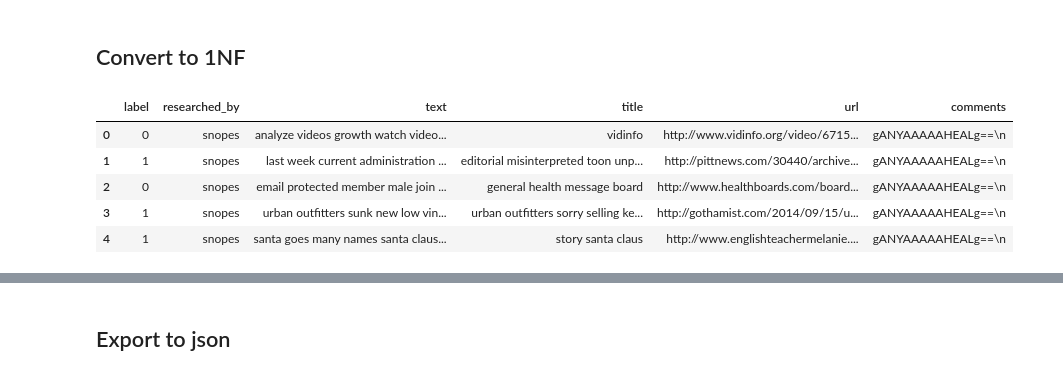
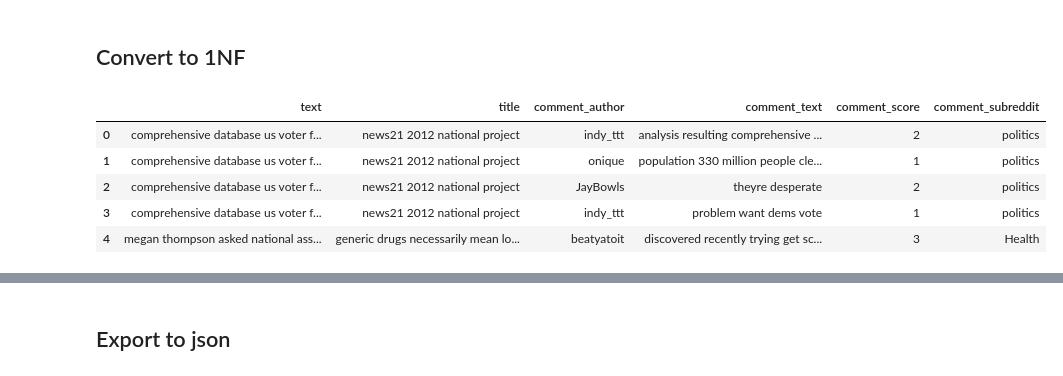
Before and after one commit to DavidKai1999/Stats-170-project, a Jupyter notebook: dataset_preprocessing/redditcomment_preprocessing.ipynb, the cells around one changed output, grey strips where cells are left out. Saved outputs shown, nothing was run; the diff lists cells and outputs as text; code cells hidden in the pictures.

Commit message:
Update redditcomment_preprocessing.ipynb
Add comment_score to the comment table

```diff
--- a/dataset_preprocessing/redditcomment_preprocessing.ipynb
+++ b/dataset_preprocessing/redditcomment_preprocessing.ipynb
@@ -53,7 +53,7 @@ r1NF_new = r1NF.assign(comment_author = comment_author,
 r1NF_new = r1NF_new.drop(columns=['reddit_comments'])
 # %%
 news_table = r1NF_new[['label','researched_by','text','title','url','comments']].drop_duplicates(subset=['text','title']).reset_index(drop=True)
-comment_table = r1NF_new[['text','title','comment_author','comment_text','comment_subreddit']].dropna().drop_duplicates().reset_index(drop=True)
+comment_table = r1NF_new[['text','title','comment_author','comment_text','comment_score','comment_subreddit']].dropna().drop_duplicates().reset_index(drop=True)
 # %%
 # Encode the original comments column for each new
 import pickle
@@ -62,15 +62,17 @@ import codecs
 comments = news_table['comments']
 
 news_table['comments'] = [codecs.encode(pickle.dumps(c),'base64').decode() for c in comments] # Encode comments
+# %%
+comment_table['comment_score'] = comment_table['comment_score'].astype(int)
 # %%
-news_table.head()
+comment_table.head()
 # %% [output]
-|  | label | researched_by | text | title | url | comments |
-| 0 | 0 | snopes | analyze videos growth watch video... | vidinfo | http://www.vidinfo.org/video/6715... | gANYAAAAAHEALg==\n |
-| 1 | 1 | snopes | last week current administration ... | editorial misinterpreted toon unp... | http://pittnews.com/30440/archive... | gANYAAAAAHEALg==\n |
-| 2 | 0 | snopes | email protected member male join ... | general health message board | http://www.healthboards.com/board... | gANYAAAAAHEALg==\n |
-| 3 | 1 | snopes | urban outfitters sunk new low vin... | urban outfitters sorry selling ke... | http://gothamist.com/2014/09/15/u... | gANYAAAAAHEALg==\n |
-| 4 | 1 | snopes | santa goes many names santa claus... | story santa claus | http://www.englishteachermelanie.... | gANYAAAAAHEALg==\n |
+|  | text | title | comment_author | comment_text | comment_score | comment_subreddit |
+| 0 | comprehensive database us voter f... | news21 2012 national project | indy_ttt | analysis resulting comprehensive ... | 2 | politics |
+| 1 | comprehensive database us voter f... | news21 2012 national project | onique | population 330 million people cle... | 1 | politics |
+| 2 | comprehensive database us voter f... | news21 2012 national project | JayBowls | theyre desperate | 2 | politics |
+| 3 | comprehensive database us voter f... | news21 2012 national project | indy_ttt | problem want dems vote | 1 | politics |
+| 4 | megan thompson asked national ass... | generic drugs necessarily mean lo... | beatyatoit | discovered recently trying get sc... | 3 | Health |
 # %%
 comment_table[comment_table['comment_author']=='None']
 # %% [output]
```
Also changed, not shown: parts of 1 cell of this notebook.
